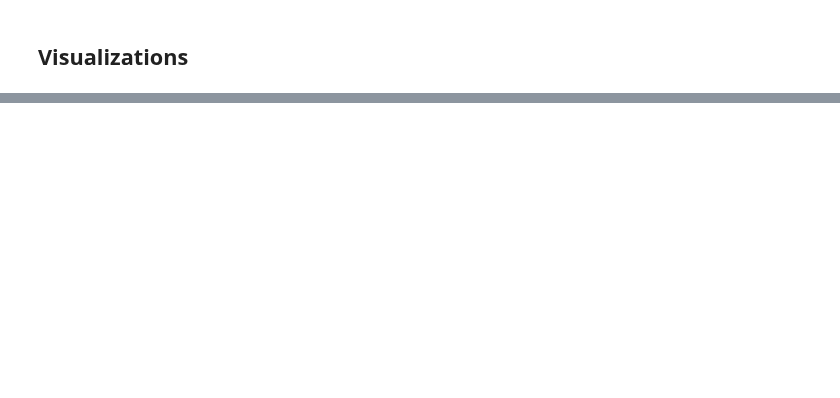
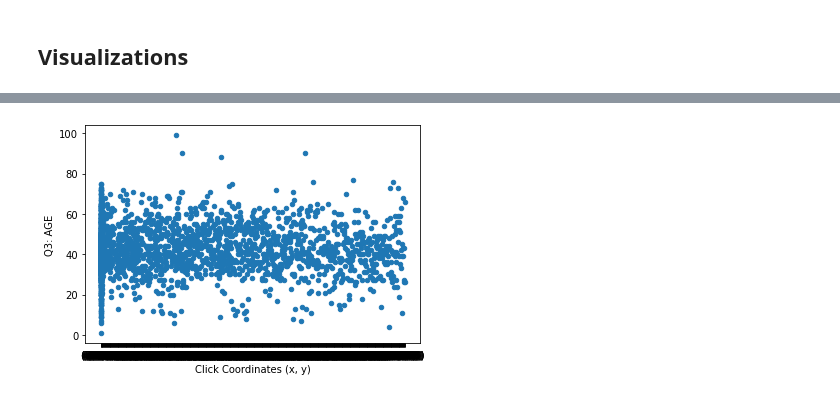
Before and after one commit to joshgreenert/Python-Projects, a Jupyter notebook: Data Preparation/Week9and10/Assignment_Week9_10_JGreenert.ipynb, the cells around one changed output, grey strips where cells are left out. Cells and saved outputs as stored; diff of their text form; code cells hidden in the pictures; blank space fills up the shorter version.

```diff
--- a/Data Preparation/Week9and10/Assignment_Week9_10_JGreenert.ipynb
+++ b/Data Preparation/Week9and10/Assignment_Week9_10_JGreenert.ipynb
@@ -354,0 +411,6 @@ df_candy = df_candy.drop(columns_to_drop, axis=1)
+# %%
+# Create a scatter plot for the coordinates by country
+# Clean the country column to ensure that the data is comparable.
+ax = df_age_gender.plot.scatter(x = "Click Coordinates (x, y)", y="Q3: AGE")
+# %% [output]
+[figure, added]
```
Also changed, not shown: parts of 8 cells of this notebook, 1 other file.
